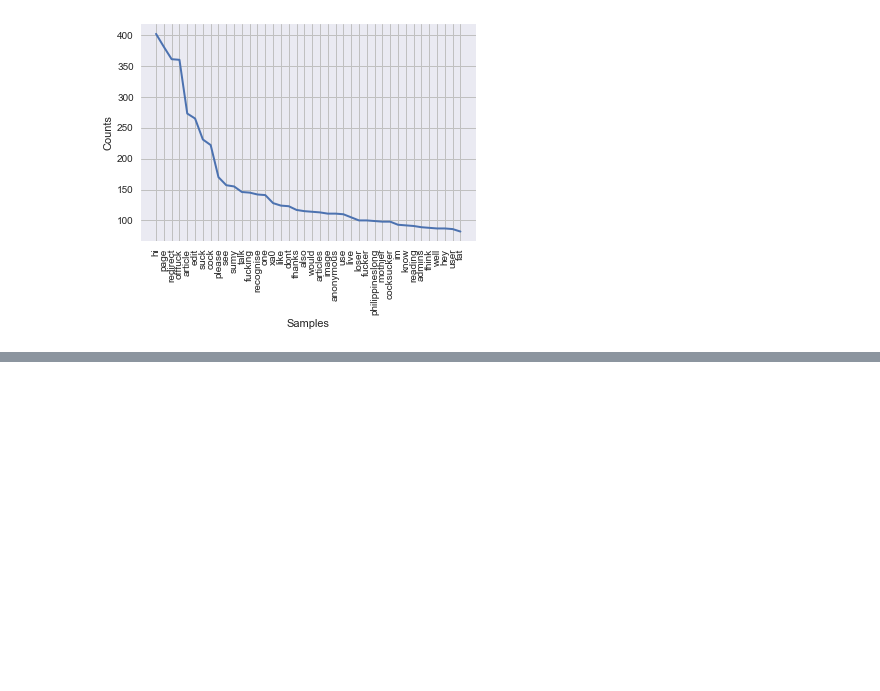
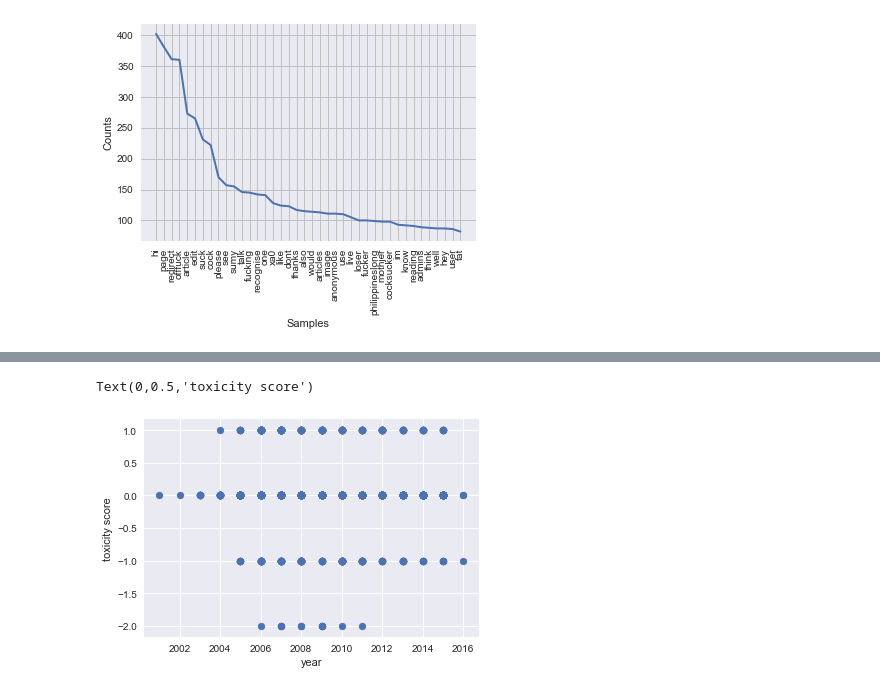
Before and after one commit to ngidingidi/Predicting_Toxicity_NLP_PDS, a Jupyter notebook: toxicity_analysis_pds.ipynb, the cells around one changed output, grey strips where cells are left out. Saved outputs shown, nothing was run; the diff lists cells and outputs as text; code cells hidden in the pictures; blank space fills up the shorter version.

```diff
--- a/toxicity_analysis_pds.ipynb
+++ b/toxicity_analysis_pds.ipynb
@@ -323,0 +330,8 @@ freqdist1.plot(40)
+# %%
+# Toxicity score vs year plot looks very interesting. Highly toxic comments happened betwen 2006 and 2011.
+plt.scatter(mergedData['year'] ,mergedData['toxicity_score'])
+plt.xlabel('year')
+plt.ylabel('toxicity score')
+# %% [output]
+Text(0,0.5,'toxicity score')
+[figure, added]
```
Also changed, not shown: parts of 14 cells of this notebook.
